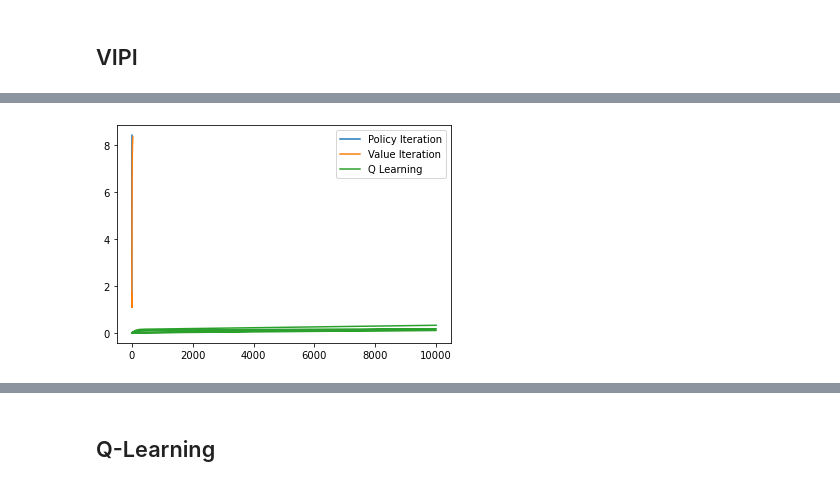
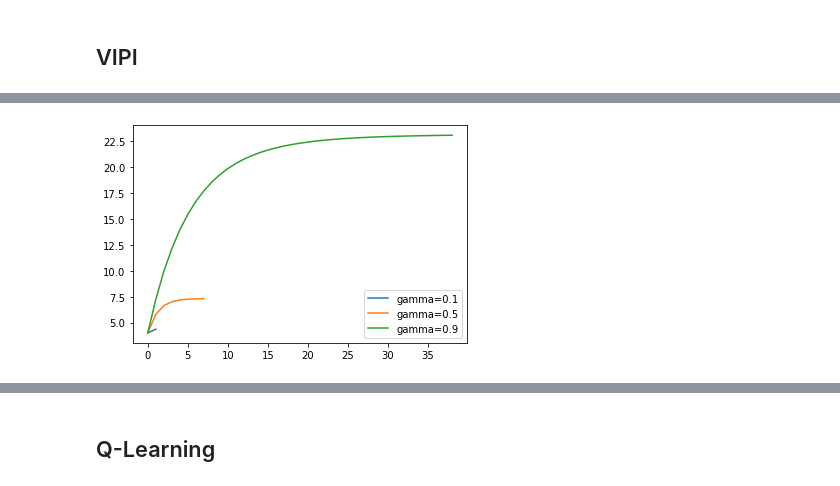
Before and after one commit to aishwaryaprabhat/CS7641-Machine-Learning, a Jupyter notebook: mdp/Forest Management.ipynb, the cells around one changed output, grey strips where cells are left out. Drawn from its saved outputs; the diff is of its cells as text; code cells hidden in the pictures.

```diff
--- a/mdp/Forest Management.ipynb
+++ b/mdp/Forest Management.ipynb
@@ -13,4 +13,4 @@ from VIPIExperiment import VIPIExperiment
 # %% [markdown]
 ## VIPI
 # %%
-ex = VIPIExperiment(problem=forest(S=20))
+ex = VIPIExperiment(problem=forest(S=20), run_q=True)
@@ -17,4 +21,4 @@ ex = VIPIExperiment(problem=forest(S=20))
 # %%
-ex.comparative_plot(metric="Mean V")
+ex.gamma_plot(ex.df_vi, metric="Max V")
 # %% [output]
-[figure, old version]
+[figure, new version]
```
Also changed, not shown: parts of 14 cells of this notebook.
